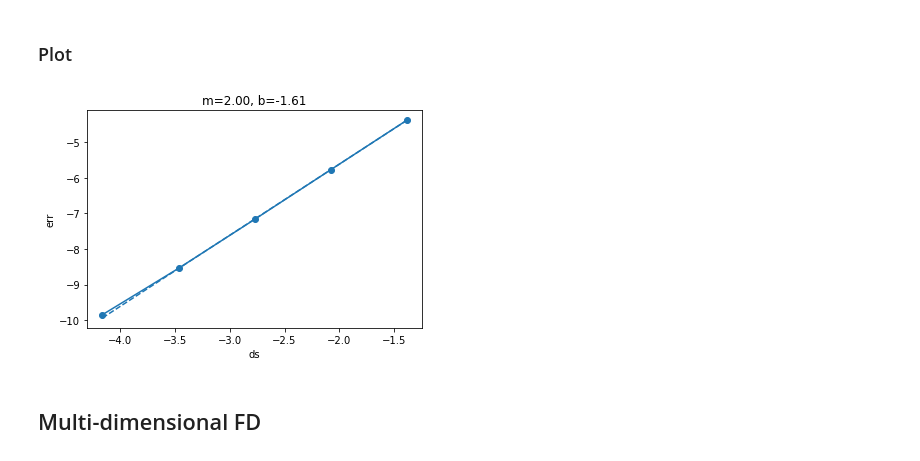
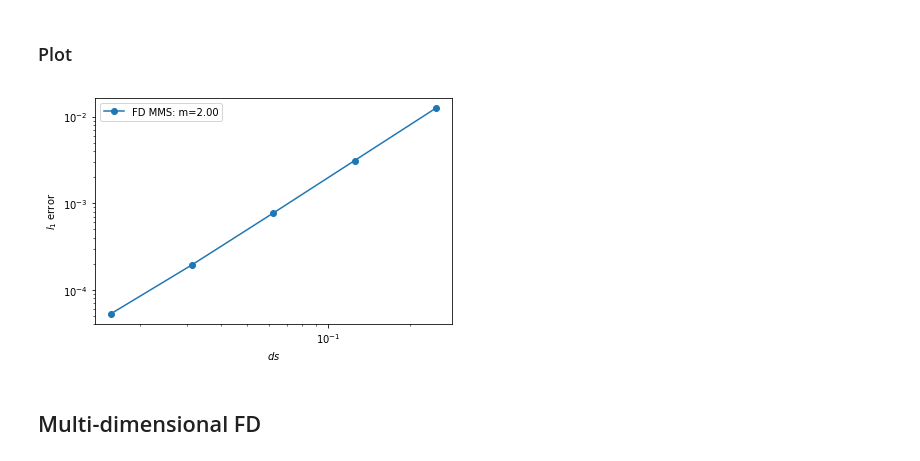
Before and after one commit to OliverEvans96/kelp, a Jupyter notebook: code/python/ManufacturedSolution.ipynb, the cells around one changed output. Cells and saved outputs as stored; diff of their text form; code cells hidden in the pictures.

Commit message:
Lots of stuff to sort through. Many new plots, various fixes

```diff
--- a/code/python/ManufacturedSolution.ipynb
+++ b/code/python/ManufacturedSolution.ipynb
@@ -366,6 +424,7 @@ Calling solve_rte_with_callbacks(100, 100, 8, 8, 1, 1, 0.5, alpha*(z*(sin(2*pi*x
 # %% [markdown]
 ### Plot
 # %%
+base_dir = os.path.join(os.environ['SCRATCH'], 'kelp-results')
 study_name = 'verify_fd_ss_64x8'
 study_dir = os.path.join(base_dir, study_name)
 
@@ -374,38 +433,45 @@ conn = sqlite3.Connection(db_path)
 # %%
 #norm = lambda x: np.linalg.norm(np.ravel(x), ord=2)
 #norm = lambda x: np.sqrt(np.sum(x)**2/np.size(x))
 norm = lambda x: np.mean(np.abs(x))
 
 dim_names = ('ns', 'nz', 'ntheta', 'nphi')
 dim_resolutions = kelp_analyze.get_res_lists(conn, study_name)
 dim_dict = dict(zip(dim_names, dim_resolutions))
 
 ns_list = dim_dict['ns']
 
 err_dict = {}
 for ns in ns_list:
     results_list = kelp_analyze.query_results(
-        conn, study_name,
+        conn, study_name, base_dir,
         ns=ns,
         nz=ns,
     )
 
     rad = results_list[0]['rad'][:]
     true_rad = results_list[0]['true_rad'][:]
 
     err = norm(rad - true_rad)
     err_dict[ns] = err
 
 res_arr = rope_spacing / np.array(ns_list)
 err_arr = np.array([err_dict[ns] for ns in ns_list])
 
-conv.plot_lin_fit(
+m, b = conv.lin_fit(
     np.log(res_arr), np.log(err_arr),
-    min(np.log(res_arr))+.1, max(np.log(res_arr)),
-    xlabel='ds', ylabel='err'
+    min(np.log(res_arr))+.1, max(np.log(res_arr))
 )
+
+plt.figure(figsize=(6,4))
+plt.loglog(res_arr, err_arr, 'o-', label='FD MMS: m={:.2f}'.format(m))
+plt.xlabel(r'$ds$')
+plt.ylabel('$l_1$ error')
+plt.legend()
+plt.tight_layout()
+plt.savefig("/scratch/kelp-figures/fd_mms.pdf")
 # %% [output]
-[figure, old version]
+[figure, new version]
 # %% [markdown]
 ## Multi-dimensional FD
 # %% [markdown]
```
Also changed, not shown: parts of 33 cells of this notebook, 9 other files.
